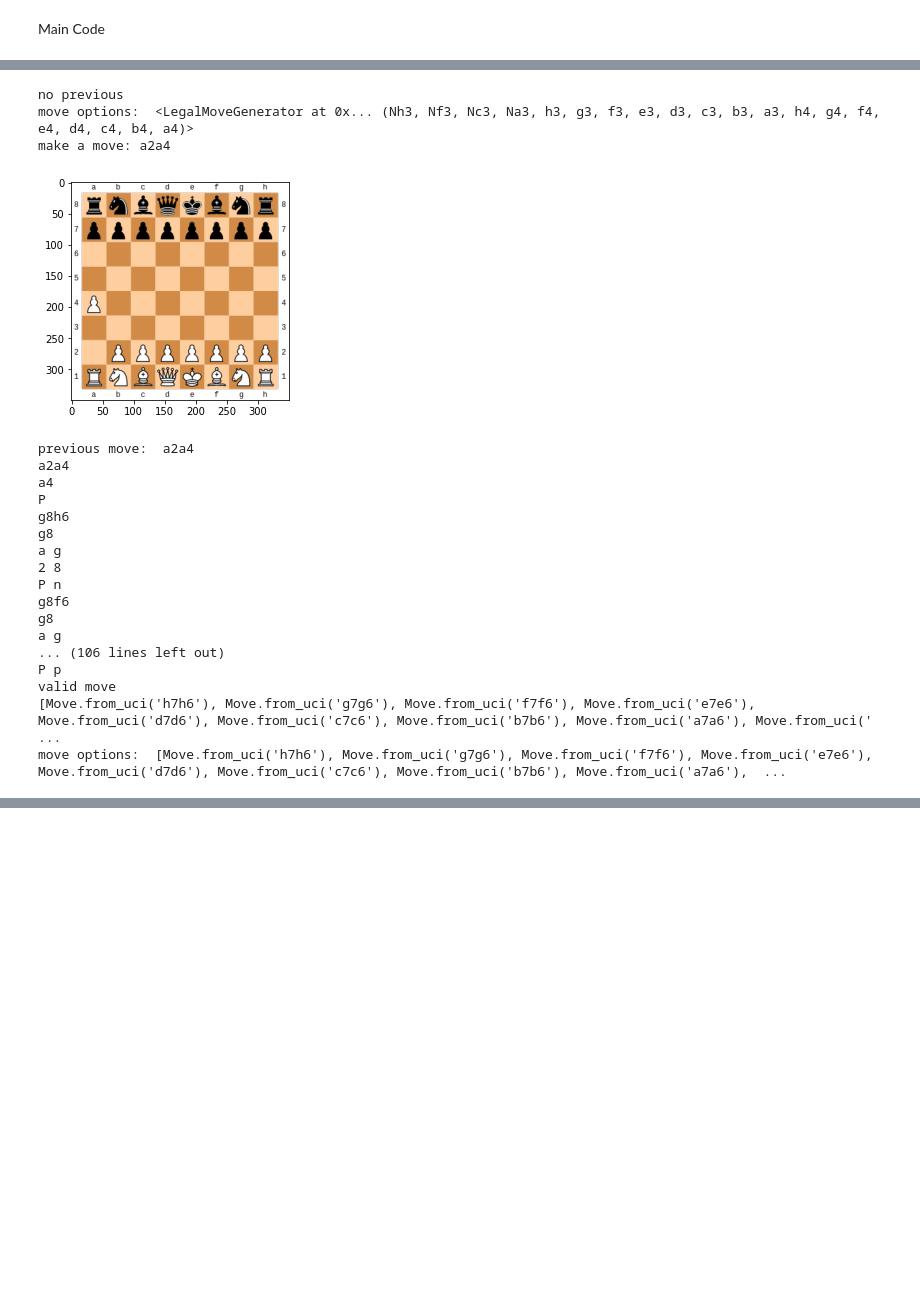
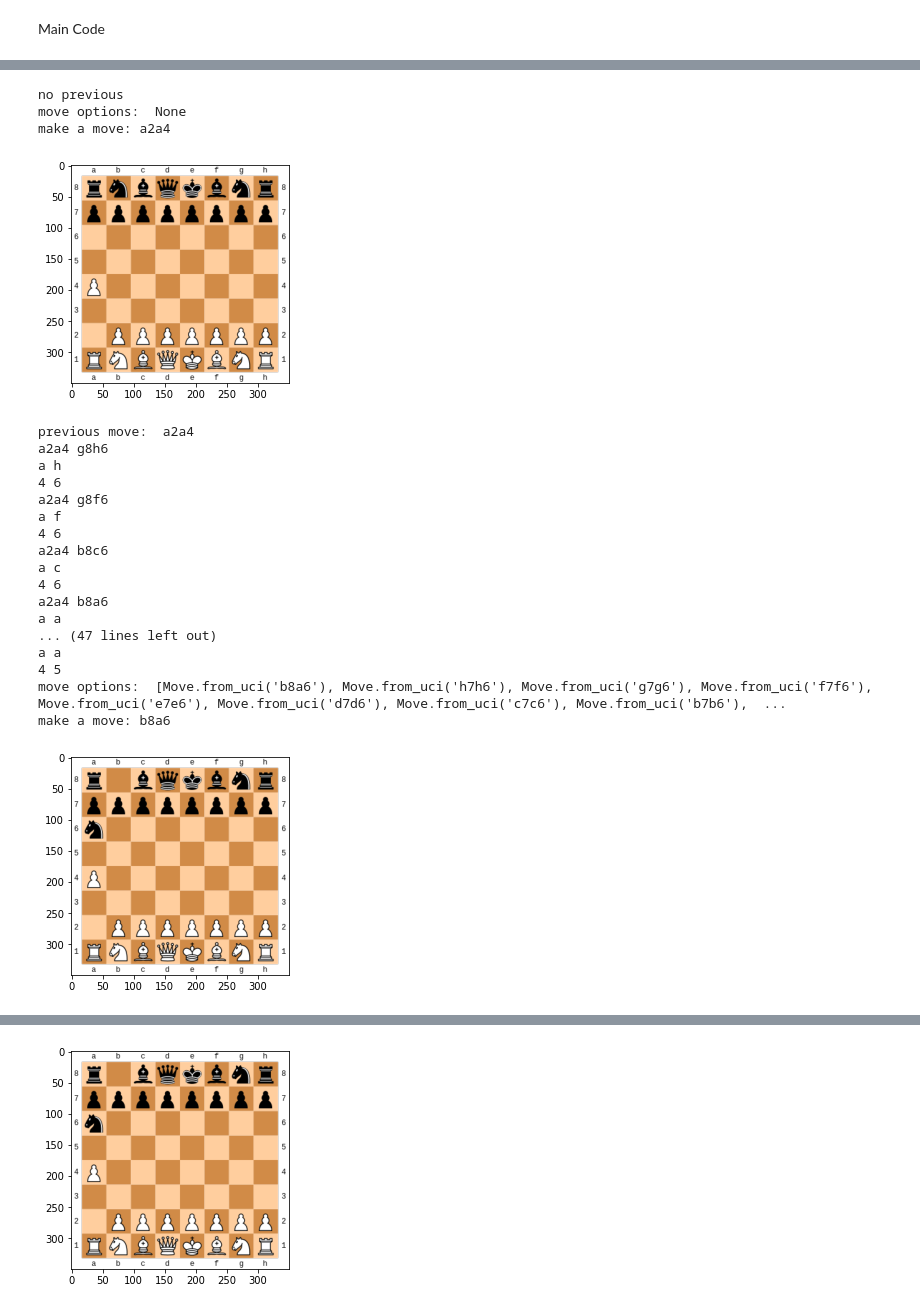
Before and after one commit to russellelliott/PythonChess, a Jupyter notebook: Chess_Variant.ipynb, the cells around one changed output, grey strips where cells are left out. Drawn from its saved outputs; the diff is of its cells as text; code cells hidden in the pictures; blank space fills up the shorter version.

```diff
--- a/Chess_Variant.ipynb
+++ b/Chess_Variant.ipynb
@@ -124,15 +124,19 @@ def getPieceAtSquare(endSquare):
 #nextPiece = the piece that will be moved on the next turn
 
 def isValid(prevSpace, nextSpace, prevPiece, nextPiece):
+    print(prevSpace, nextSpace)
+    #[0-1] is the starting cell
+    #[2-3] is the ending cell
+    #the column/row of the start cell must match that of the end cell
     #check if the rows and cols match
-    prevLetter = prevSpace[0]
-    nextLetter = nextSpace[0]
+    prevLetter = prevSpace[2] #letter the prev piece ends on
+    nextLetter = nextSpace[2] #letter the next piece ends on
     print(prevLetter, nextLetter)
-    prevNumber = prevSpace[1]
-    nextNumber = nextSpace[1]
+    prevNumber = prevSpace[3] #number the prev piece ends on
+    nextNumber = nextSpace[3] #number the next piece ends on
     print(prevNumber, nextNumber)
 
-    print(prevPiece, nextPiece)
+    #print(prevPiece, nextPiece)
 
     spaceMatch = ( (prevLetter == nextLetter) or (prevNumber == nextNumber) ) #same letter or same number
 
@@ -148,13 +152,13 @@ def getMoveOptions(board):
         #moveOptions = prevMove
     except:
         print("no previous") #no previous moves; player can make any move
-        return moveOptions
+        return None #return None if there is no previous move
 
     #logic to determine the move options
     #we got the previous move. now we need the piece on that space.
-    print(prevMove)
+    #print(prevMove)
     endSquare = prevMove[-2:] #prevMove is the most recent move. [-2:] returns the last 2 characters, which is the square it resides on
-    print(endSquare)
+    #print(endSquare)
     #square names
     '''print(chess.SQUARE_NAMES)
     index = chess.SQUARE_NAMES.index(endSquare)
@@ -162,22 +166,22 @@ def getMoveOptions(board):
     print(piece)'''
 
     piece = getPieceAtSquare(endSquare) #get the piece that was recently moved
-    print(piece)
+    #print(piece)
 
     #list to store the valid moves
     validMoves = []
     #iterate through all the moves
     for move in moveOptions:
-        print(move) #move in the list of options
+        #print(move) #move in the list of options
         stringMove = str(move) #convert to string for easy reading
         startSquare = stringMove[0:2] #get the starting square for the current move
-        print(startSquare)
+        #print(startSquare)
         movePiece = getPieceAtSquare(startSquare) #get the piece at the starting square of the move
         if isValid(str(prevMove), str(move), piece, movePiece):
             validMoves.append(move) #push valid move onto the move list
-            print("valid move")
+            #print("valid move")
 
-    print(validMoves)
+    #print(validMoves) #the resulting lists are of type "move.from_uci"
 
 
     return validMoves
@@ -186,38 +190,46 @@ Main Code
 # %%
 board = chess.Board()
 #print(board.unicode())
 while getStatus(board) not in ['checkmate', 'stalemate']:
     displayBoard(board)
     moveOptions = getMoveOptions(board)
     print("move options: ", moveOptions)
+
     move = input("make a move: ")
-    human(board, move)
+    makeMove = chess.Move.from_uci(move) #make the move
+    #moveOptions is initally set to none for the first move, as all legal moves are valid
+    #after that, moveOptions is a list of type "move.from_uci"
+    if makeMove != None or makeMove in moveOptions:
+        human(board, move)
+    else:
+        print("invalid move")
 
-    displayBoard(board)
+    '''displayBoard(board)
     moveOptions = getMoveOptions(board)
     print("move options: ", moveOptions)
     move = input("make a move: ")
-    human(board, move)
+    human(board, move)'''
 # %% [output]
 [figure]
 no previous
-move options:  <LegalMoveGenerator at 0x... (Nh3, Nf3, Nc3, Na3, h3, g3, f3, e3, d3, c3, b3, a3, h4, g4, f4, e4, d4, c4, b4, a4)>
+move options:  None
 make a move: a2a4
 [figure]
 previous move:  a2a4
-a2a4
-a4
-P
-g8h6
-g8
-a g
-2 8
-P n
-g8f6
-g8
-a g
-... (106 lines left out)
-P p
-valid move
-[Move.from_uci('h7h6'), Move.from_uci('g7g6'), Move.from_uci('f7f6'), Move.from_uci('e7e6'), Move.from_uci('d7d6'), Move.from_uci('c7c6'), Move.from_uci('b7b6'), Move.from_uci('a7a6'), Move.from_uci(' ...
-move options:  [Move.from_uci('h7h6'), Move.from_uci('g7g6'), Move.from_uci('f7f6'), Move.from_uci('e7e6'), Move.from_uci('d7d6'), Move.from_uci('c7c6'), Move.from_uci('b7b6'), Move.from_uci('a7a6'),  ...
+a2a4 g8h6
+a h
+4 6
+a2a4 g8f6
+a f
+4 6
+a2a4 b8c6
+a c
+4 6
+a2a4 b8a6
+a a
+... (47 lines left out)
+a a
+4 5
+move options:  [Move.from_uci('b8a6'), Move.from_uci('h7h6'), Move.from_uci('g7g6'), Move.from_uci('f7f6'), Move.from_uci('e7e6'), Move.from_uci('d7d6'), Move.from_uci('c7c6'), Move.from_uci('b7b6'),  ...
+make a move: b8a6
+[figure, added]
@@ -223,0 +253 @@ move options:  [Move.from_uci('h7h6'), Move.from_uci('g7g6'), Move.from_uci('f7f
+[figure, added]
```
Also changed, not shown: parts of 2 cells of this notebook.
